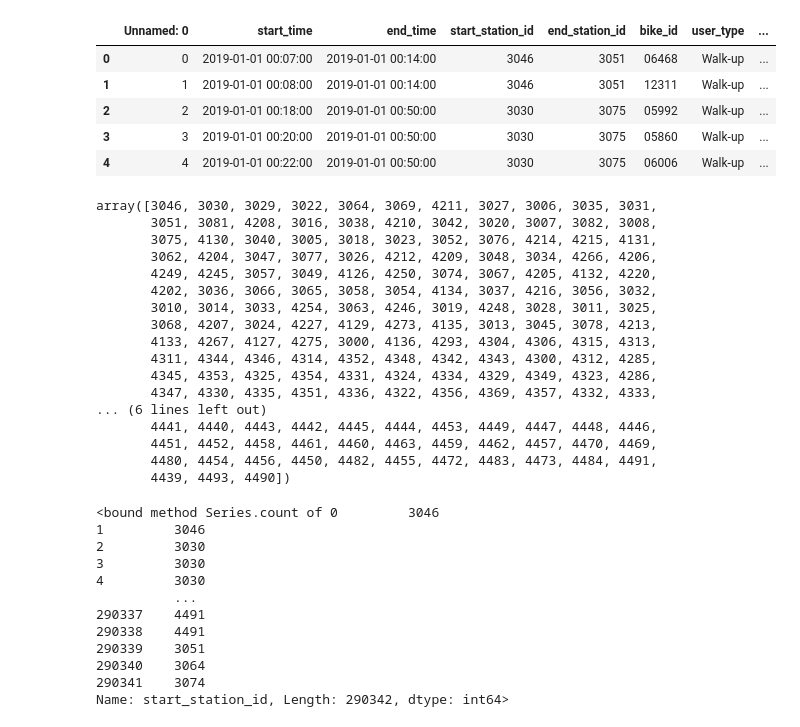
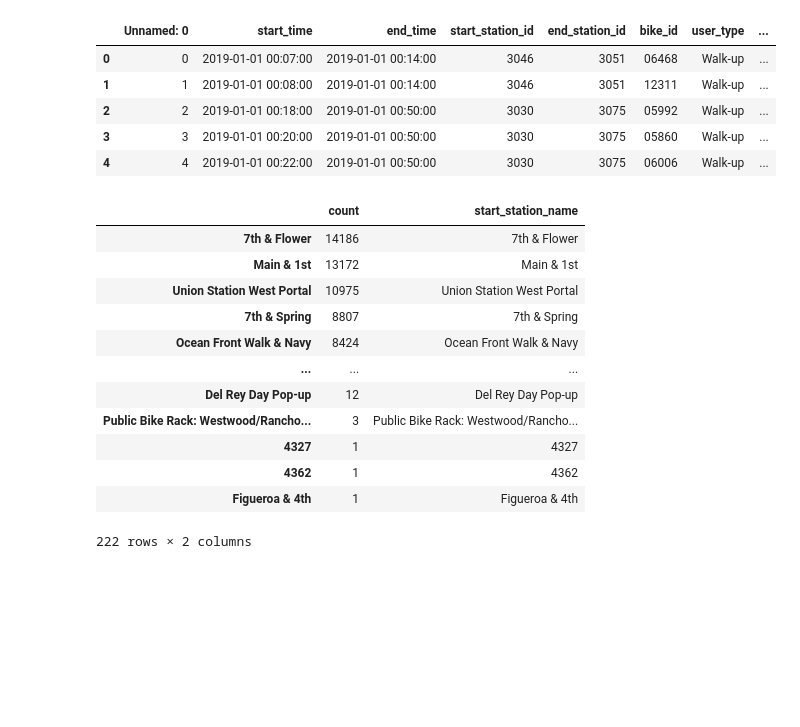
Before and after one commit to lzaruchas/grosse_maedchengruppe_AA2022, a Jupyter notebook: Steffis_Workspace/Geographical_Demand.ipynb, the cells around one changed output. Saved outputs shown, nothing was run; the diff lists cells and outputs as text; code cells hidden in the pictures; blank space fills up the shorter version.

```diff
--- a/Steffis_Workspace/Geographical_Demand.ipynb
+++ b/Steffis_Workspace/Geographical_Demand.ipynb
@@ -17,38 +17,25 @@ la.head()
 | 2 | 2 | 2019-01-01 00:18:00 | 2019-01-01 00:50:00 | 3030 | 3075 | 05992 | Walk-up | ... |
 | 3 | 3 | 2019-01-01 00:20:00 | 2019-01-01 00:50:00 | 3030 | 3075 | 05860 | Walk-up | ... |
 | 4 | 4 | 2019-01-01 00:22:00 | 2019-01-01 00:50:00 | 3030 | 3075 | 06006 | Walk-up | ... |
-# %%
-la['start_station_id'].unique()
-# %% [output]
-array([3046, 3030, 3029, 3022, 3064, 3069, 4211, 3027, 3006, 3035, 3031,
-       3051, 3081, 4208, 3016, 3038, 4210, 3042, 3020, 3007, 3082, 3008,
-       3075, 4130, 3040, 3005, 3018, 3023, 3052, 3076, 4214, 4215, 4131,
-       3062, 4204, 3047, 3077, 3026, 4212, 4209, 3048, 3034, 4266, 4206,
-       4249, 4245, 3057, 3049, 4126, 4250, 3074, 3067, 4205, 4132, 4220,
-       4202, 3036, 3066, 3065, 3058, 3054, 4134, 3037, 4216, 3056, 3032,
-       3010, 3014, 3033, 4254, 3063, 4246, 3019, 4248, 3028, 3011, 3025,
-       3068, 4207, 3024, 4227, 4129, 4273, 4135, 3013, 3045, 3078, 4213,
-       4133, 4267, 4127, 4275, 3000, 4136, 4293, 4304, 4306, 4315, 4313,
-       4311, 4344, 4346, 4314, 4352, 4348, 4342, 4343, 4300, 4312, 4285,
-       4345, 4353, 4325, 4354, 4331, 4324, 4334, 4329, 4349, 4323, 4286,
-       4347, 4330, 4335, 4351, 4336, 4322, 4356, 4369, 4357, 4332, 4333,
-... (6 lines left out)
-       4441, 4440, 4443, 4442, 4445, 4444, 4453, 4449, 4447, 4448, 4446,
-       4451, 4452, 4458, 4461, 4460, 4463, 4459, 4462, 4457, 4470, 4469,
-       4480, 4454, 4456, 4450, 4482, 4455, 4472, 4483, 4473, 4484, 4491,
-       4439, 4493, 4490])
 # %%
-la['start_station_id'].count
+start_station = la['start_station_name'].value_counts()
+end_station = la['end_station_name'].value_counts()
-# %% [output]
-<bound method Series.count of 0         3046
-1         3046
-2         3030
-3         3030
-4         3030
-          ...
-290337    4491
-290338    4491
-290339    3051
-290340    3064
-290341    3074
-Name: start_station_id, Length: 290342, dtype: int64>
+# %%
+start_station_df = start_station.to_frame()
+start_station_df = start_station_df.rename(columns={'start_station_name': 'count'})
+start_station_df['start_station_name'] = start_station_df.index
+start_station_df
+# %% [output]
+|  | count | start_station_name |
+| 7th & Flower | 14186 | 7th & Flower |
+| Main & 1st | 13172 | Main & 1st |
+| Union Station West Portal | 10975 | Union Station West Portal |
+| 7th & Spring | 8807 | 7th & Spring |
+| Ocean Front Walk & Navy | 8424 | Ocean Front Walk & Navy |
+| ... | ... | ... |
+| Del Rey Day Pop-up | 12 | Del Rey Day Pop-up |
+| Public Bike Rack: Westwood/Rancho... | 3 | Public Bike Rack: Westwood/Rancho... |
+| 4327 | 1 | 4327 |
+| 4362 | 1 | 4362 |
+| Figueroa & 4th | 1 | Figueroa & 4th |
+222 rows × 2 columns
```
Also changed, not shown: parts of 1 cell of this notebook.
